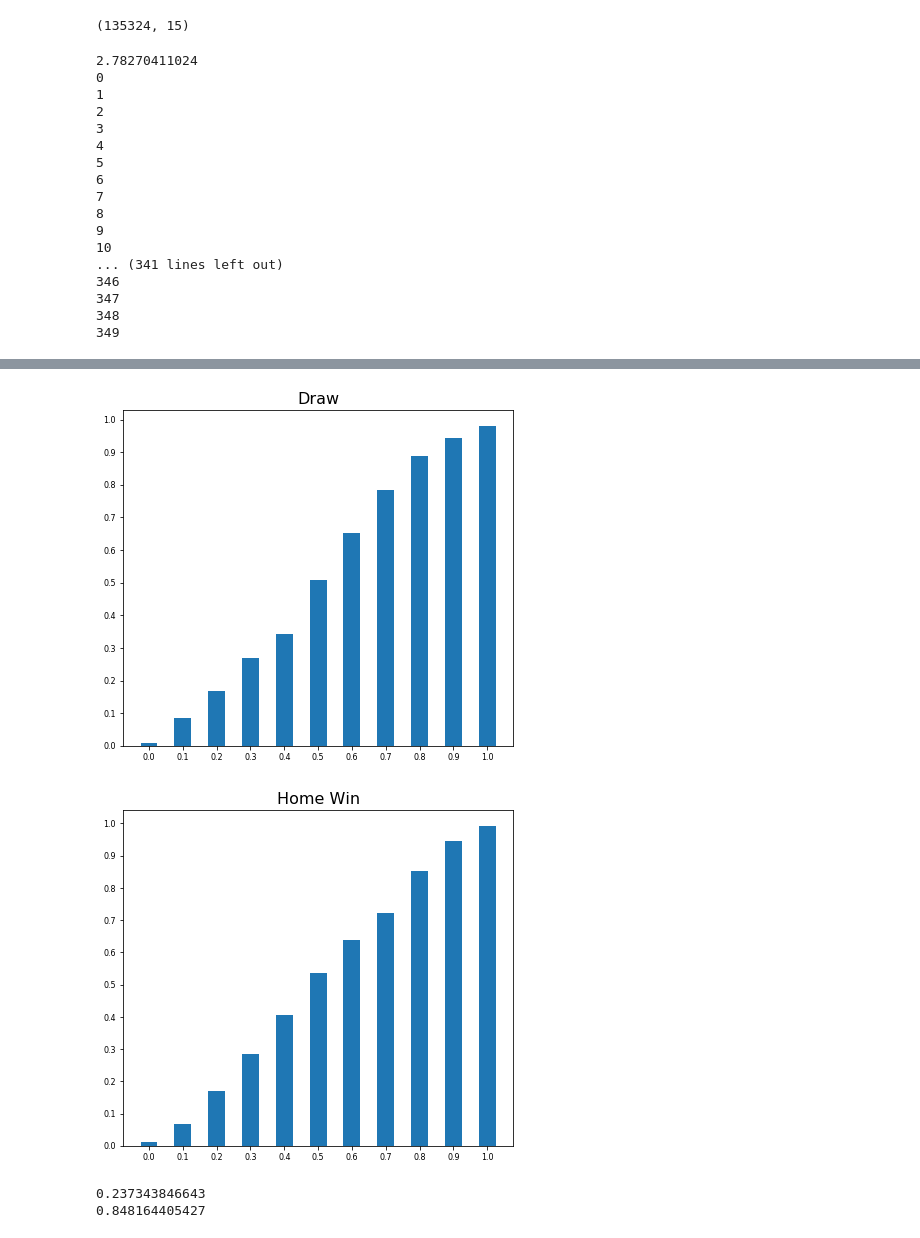
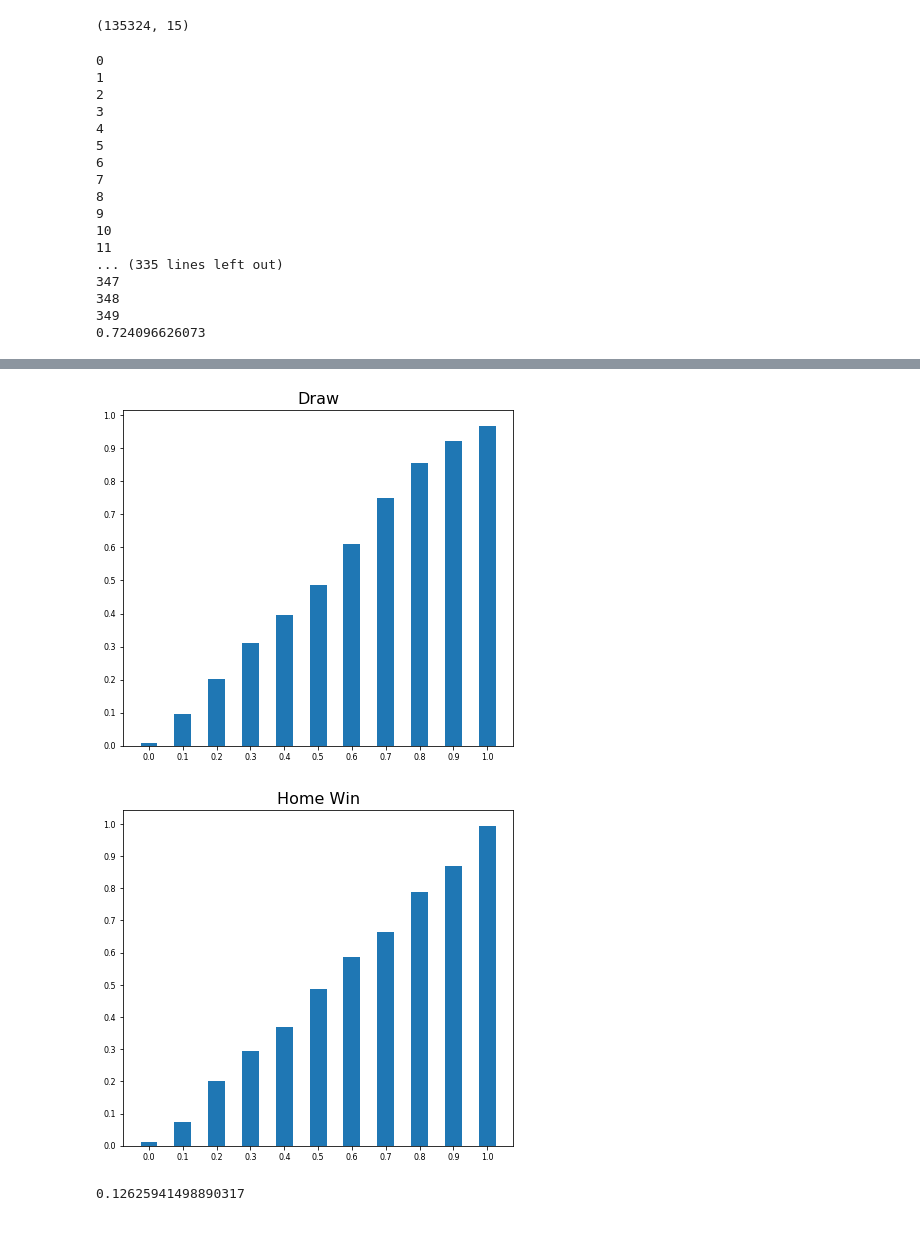
Before and after one commit to jay-z007/CSE519-2017-111463646, a Jupyter notebook: Project/model.ipynb, the cells around one changed output, grey strips where cells are left out. Drawn from its saved outputs; the diff is of its cells as text; code cells hidden in the pictures.

```diff
--- a/Project/model.ipynb
+++ b/Project/model.ipynb
@@ -99,6 +99,7 @@ def save_model(model, model_name):
 # %%
 with open("./data/train/train_data.pkl") as infile:
     train_data = pkl.load(infile)
-
+train_data = train_data.loc[train_data['match_id'] != 1510605206930]
+train_data.shape
 # with open("./data/train/train_data_with_team_attr.pkl") as infile:
 #     train_data = pkl.load(infile)
@@ -293,33 +296,22 @@ X_train.shape
 # %% [output]
 (135324, 15)
 # %%
-mlp = MLPClassifier(hidden_layer_sizes=(100,50),activation='tanh',solver='adam',learning_rate='constant',
-                    learning_rate_init=0.0001,max_iter=100,warm_start=True,early_stopping=False, tol=0.00001, verbose=False)
+mlp = MLPClassifier(hidden_layer_sizes=(100, 50), activation='tanh', solver='adam', learning_rate='constant',
+                   learning_rate_init=0.0001, max_iter=100, early_stopping=False, tol=0.00001, verbose=False,
+                   warm_start=True)
+
 for i in range(350):
-    mlp.fit(X_train_scaled,y_train)
-    if i%50 == 0:
-        y_pred = mlp.predict(X_test)
-        y_prob = mlp.predict_proba(X_test)
-        error =  eval_probs(y_prob, y_test, [-1,0,1],show_plot=False)
-        print error
-        if error <=0.125:
-            eval_probs(y_prob, y_test, [-1,0,1],show_plot=True)
     print i
+    mlp.fit(X_train,y_train)
 
-y_pred = mlp.predict(X_test_scaled)
-y_prob = mlp.predict_proba(X_test_scaled)
-print eval_probs(y_prob, y_test, [-1,0,1],show_plot=True)
-
-
+y_pred = mlp.predict(X_test)
 
 print metrics.accuracy_score(y_test, y_pred)
 
+y_prob = mlp.predict_proba(X_test)
 
-
-
-# X_test.columns.values
+eval_probs(y_prob, y_test, [-1,0,1],show_plot=True)
 # %% [output]
-2.78270411024
 0
 1
 2
@@ -331,8 +323,9 @@ print metrics.accuracy_score(y_test, y_pred)
 8
 9
 10
-... (341 lines left out)
-346
+11
+... (335 lines left out)
 347
 348
 349
+0.724096626073
@@ -340,7 +333,6 @@ print metrics.accuracy_score(y_test, y_pred)
-[figure, old version]
+[figure, new version]
-[figure, old version]
+[figure, new version]
-0.237343846643
-0.848164405427
+0.12625941498890317
 # %%
 with open("./data/train/train_data.pkl") as infile:
     temp_data = pkl.load(infile)
```
Also changed, not shown: parts of 14 cells of this notebook.
